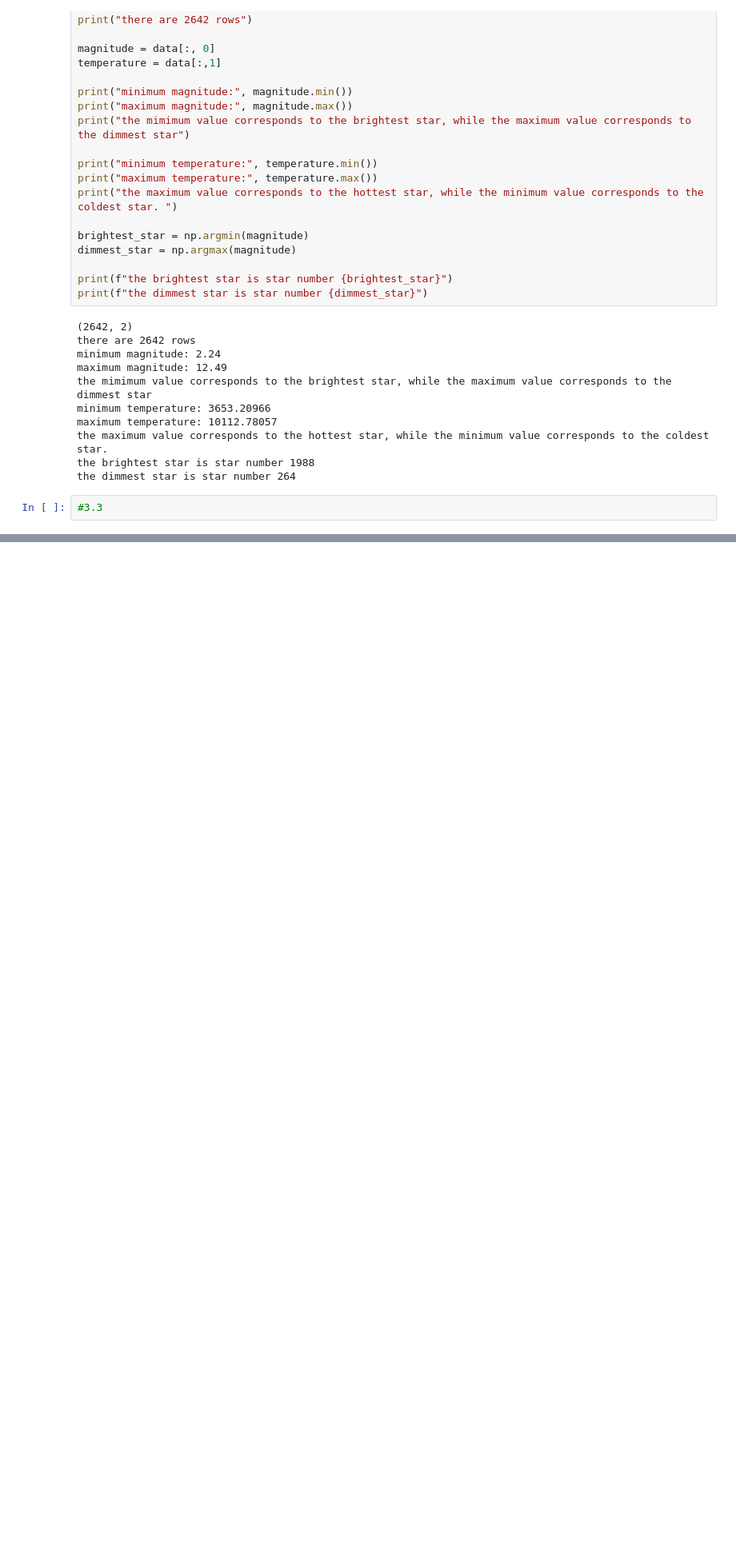
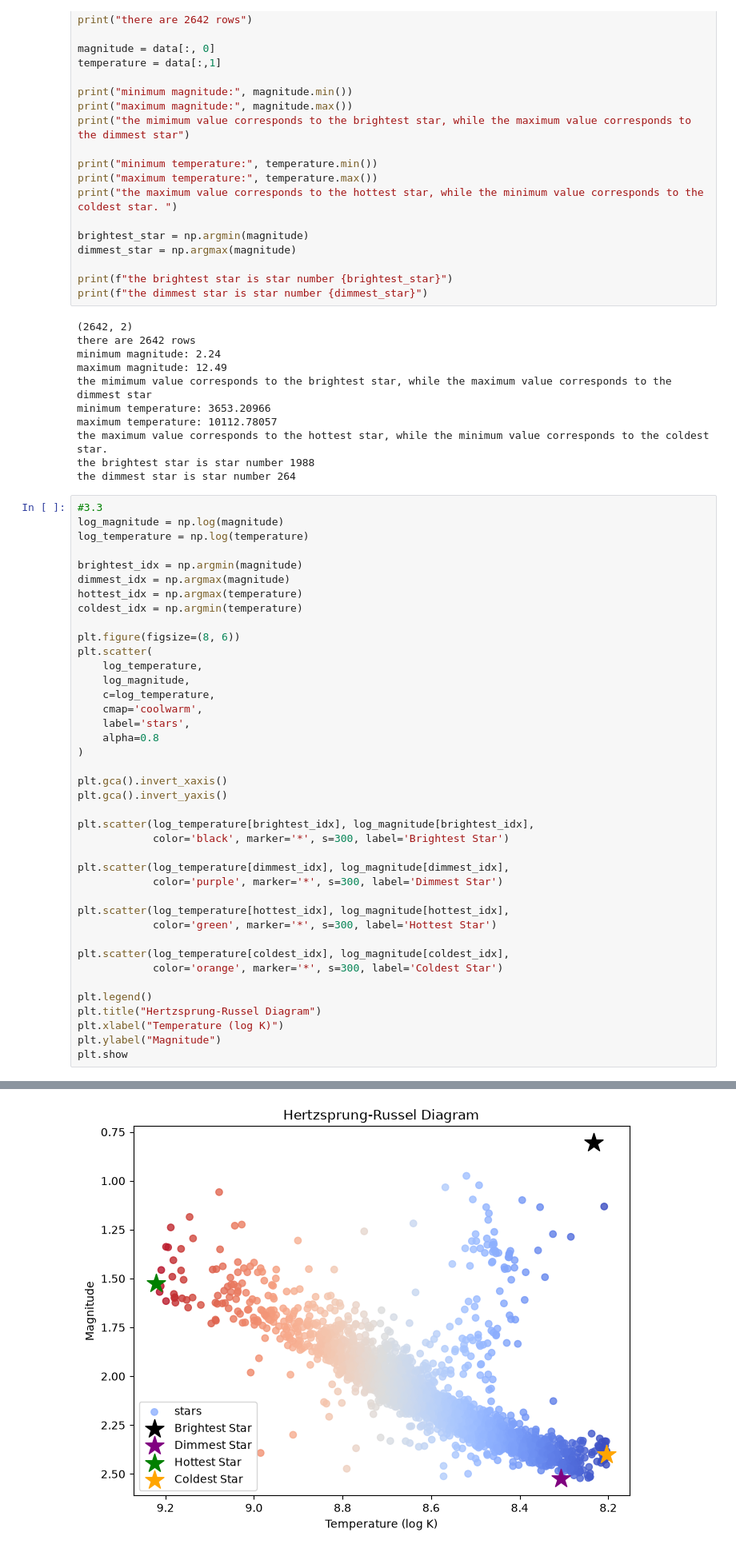
Before and after one commit to lillylauritzen/python-decal-hw, a Jupyter notebook: homework8/hr_diagram.ipynb, the cells around one changed output, grey strips where cells are left out. Shown at 80% size. Drawn from its saved outputs; the diff is of its cells as text; blank space fills up the shorter version.

```diff
--- a/homework8/hr_diagram.ipynb
+++ b/homework8/hr_diagram.ipynb
@@ -37,3 +37,42 @@ the brightest star is star number 1988
 the dimmest star is star number 264
 # %%
 #3.3
+log_magnitude = np.log(magnitude)
+log_temperature = np.log(temperature)
+
+brightest_idx = np.argmin(magnitude)
+dimmest_idx = np.argmax(magnitude)
+hottest_idx = np.argmax(temperature)
+coldest_idx = np.argmin(temperature)
+
+plt.figure(figsize=(8, 6))
+plt.scatter(
+    log_temperature,
+    log_magnitude,
+    c=log_temperature,
+    cmap='coolwarm',
+    label='stars',
+    alpha=0.8
+)
+
+plt.gca().invert_xaxis()
+plt.gca().invert_yaxis()
+
+plt.scatter(log_temperature[brightest_idx], log_magnitude[brightest_idx],
+            color='black', marker='*', s=300, label='Brightest Star')
+
+plt.scatter(log_temperature[dimmest_idx], log_magnitude[dimmest_idx],
+            color='purple', marker='*', s=300, label='Dimmest Star')
+
+plt.scatter(log_temperature[hottest_idx], log_magnitude[hottest_idx],
+            color='green', marker='*', s=300, label='Hottest Star')
+
+plt.scatter(log_temperature[coldest_idx], log_magnitude[coldest_idx],
+            color='orange', marker='*', s=300, label='Coldest Star')
+
+plt.legend()
+plt.title("Hertzsprung-Russel Diagram")
+plt.xlabel("Temperature (log K)")
+plt.ylabel("Magnitude")
+plt.show
+# %% [output]
@@ -39,0 +80 @@ the dimmest star is star number 264
+[figure, added]
```
Also changed, not shown: parts of 2 cells of this notebook, 2 other files.
